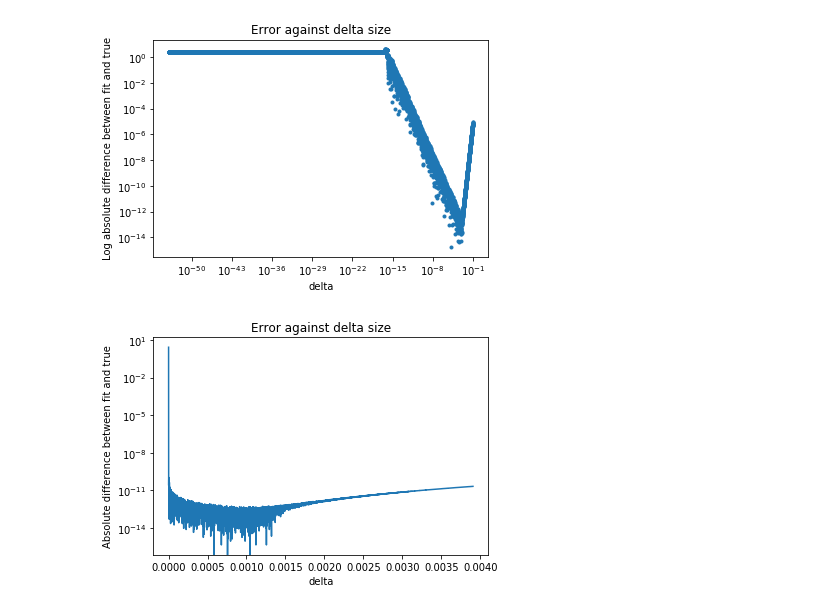
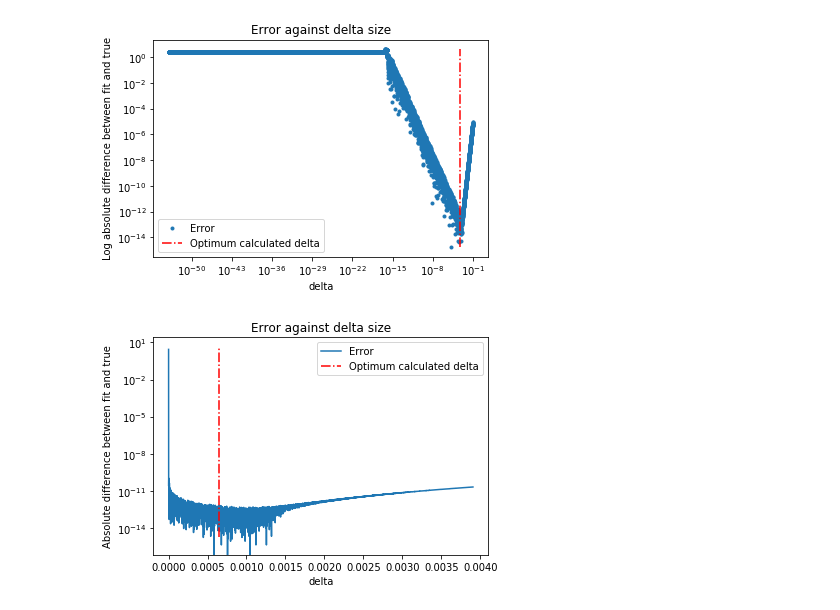
Before and after one commit to lizzord/phys512hw, a Jupyter notebook: problemset1/problem1.ipynb, the cells around one changed output. Saved outputs shown, nothing was run; the diff lists cells and outputs as text; code cells hidden in the pictures.

```diff
--- a/problemset1/problem1.ipynb
+++ b/problemset1/problem1.ipynb
@@ -80,41 +101,45 @@ for ii, delta in enumerate(deltas):
 #     print('True and fit first derivative : ', f1d, f1d_fit)
 #     print('Delta : ', delta)
 #     print('Difference : ', f1d-f1d_fit[ii])
-
+err1 = np.abs(f1d_fit - f1d)
 mpl.figure()
-mpl.plot(deltas, np.abs(f1d_fit - f1d), '.')
+mpl.plot(deltas, err1, '.')
+mpl.plot([delta_opt_f1, delta_opt_f1], [np.min(err1), np.max(err1)], 'r-.')
 mpl.yscale('log')
 mpl.xscale('log')
 mpl.xlabel('delta')
 mpl.ylabel('Log absolute difference between fit and true')
 mpl.title('Error against delta size')
+mpl.legend(['Error', 'Optimum calculated delta'])
 mpl.show()
 
 
 deltas = np.linspace(2**(-54), 2**(-8), num_points) #look at smaller interval
 # deltas = np.logspace(-54, -1, num_points)
 
 
 f1d = np.exp(a) #d/dx of e^x = e^x
 f1d_fit = np.zeros(num_points)
 
 for ii, delta in enumerate(deltas):
     f = np.exp(a + np.array([-2*delta, -1*delta, 0, delta, 2*delta])) #4 points spaced around a
     f1d_fit[ii] = deriv_fit(f[0], f[1], f[3], f[4], delta) #don't send in f[2], just four surrounding points
 #     print('True and fit first derivative : ', f1d, f1d_fit)
 #     print('Delta : ', delta)
 #     print('Difference : ', f1d-f1d_fit[ii])
 
 mpl.figure()
 mpl.plot(deltas, np.abs(f1d_fit - f1d))
+mpl.plot([delta_opt_f1, delta_opt_f1], [np.min(err1), np.max(err1)], 'r-.')
+mpl.legend(['Error', 'Optimum calculated delta'])
 mpl.yscale('log')
 mpl.xlabel('delta')
 mpl.ylabel('Absolute difference between fit and true')
 mpl.title('Error against delta size')
 mpl.show()
 # %% [output]
-[figure, old version]
+[figure, new version]
-[figure, old version]
+[figure, new version]
 # %%
 num_points = 10000
 # deltas = np.linspace(2**(-54), 2**(-1), num_points)
```
Also changed, not shown: parts of 4 cells of this notebook, 1 other file.
